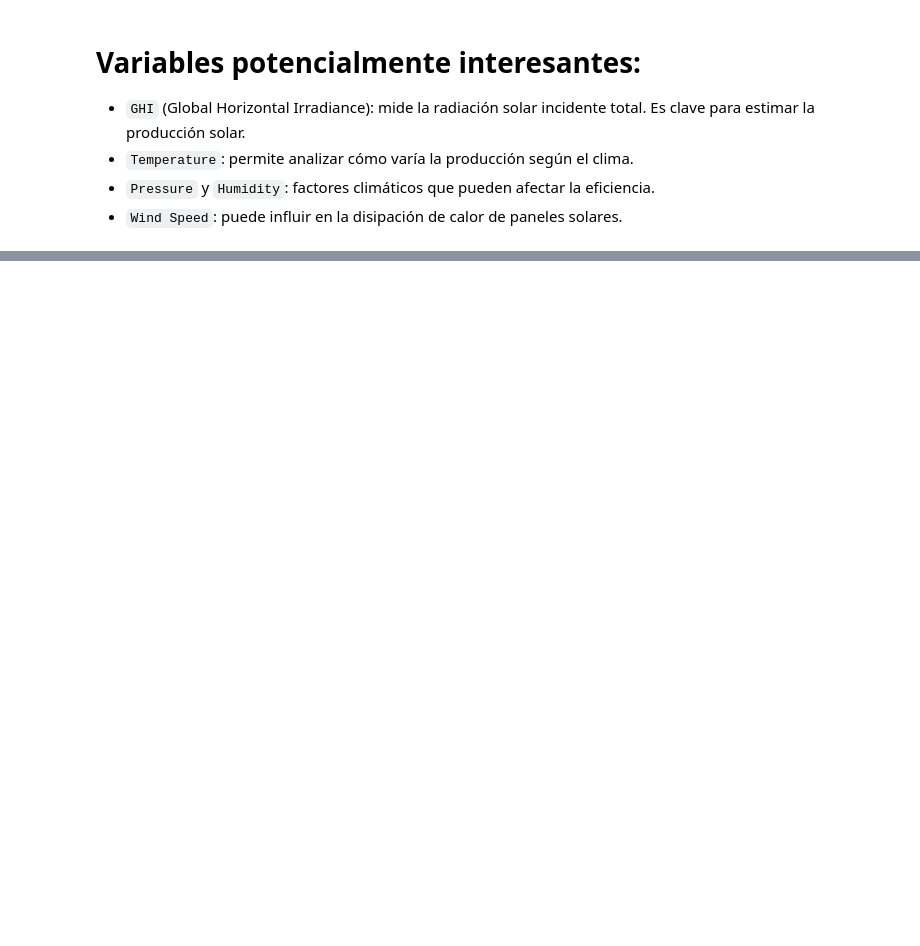
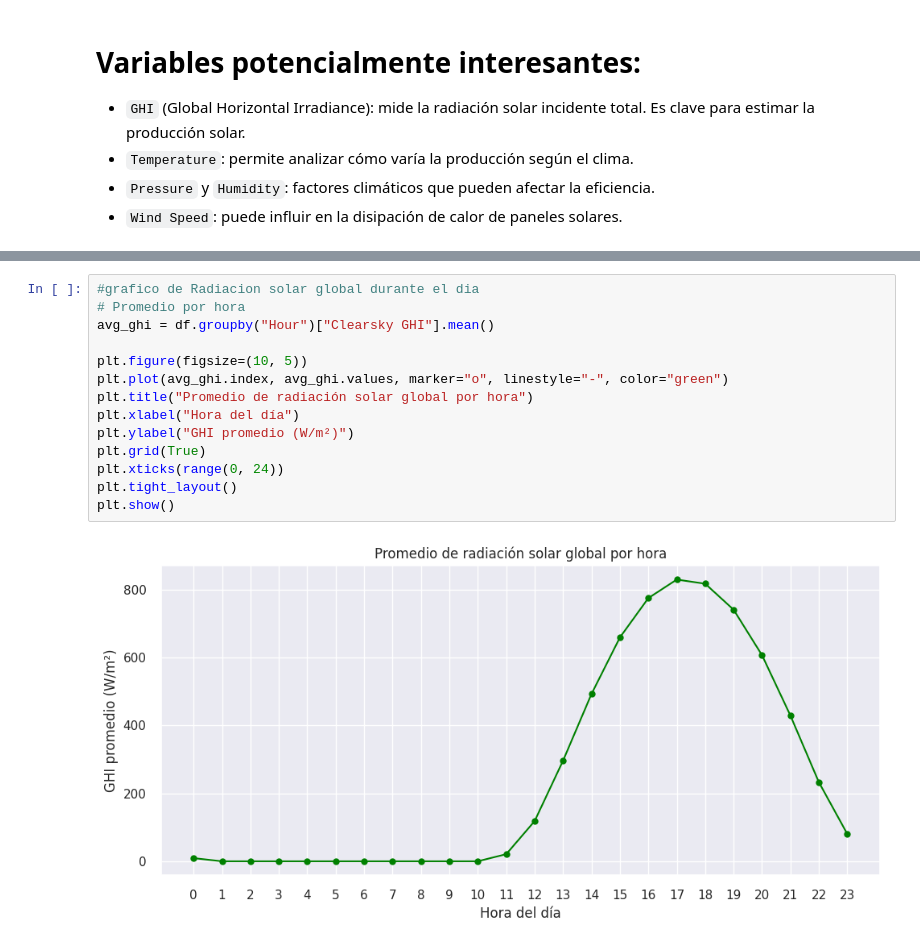
Before and after one commit to Pelado91/data-science-1, a Jupyter notebook: Generacion_Solar_Metzler.ipynb, the cells around one changed output, grey strips where cells are left out. Drawn from its saved outputs; the diff is of its cells as text; blank space fills up the shorter version.

```diff
--- a/Generacion_Solar_Metzler.ipynb
+++ b/Generacion_Solar_Metzler.ipynb
@@ -58,0 +129,16 @@ memory usage: 24.1 MB
+# %%
+#grafico de Radiacion solar global durante el dia
+# Promedio por hora
+avg_ghi = df.groupby("Hour")["Clearsky GHI"].mean()
+
+plt.figure(figsize=(10, 5))
+plt.plot(avg_ghi.index, avg_ghi.values, marker="o", linestyle="-", color="green")
+plt.title("Promedio de radiación solar global por hora")
+plt.xlabel("Hora del día")
+plt.ylabel("GHI promedio (W/m²)")
+plt.grid(True)
+plt.xticks(range(0, 24))
+plt.tight_layout()
+plt.show()
+# %% [output]
+[figure, added]
```
Also changed, not shown: parts of 18 cells of this notebook.
